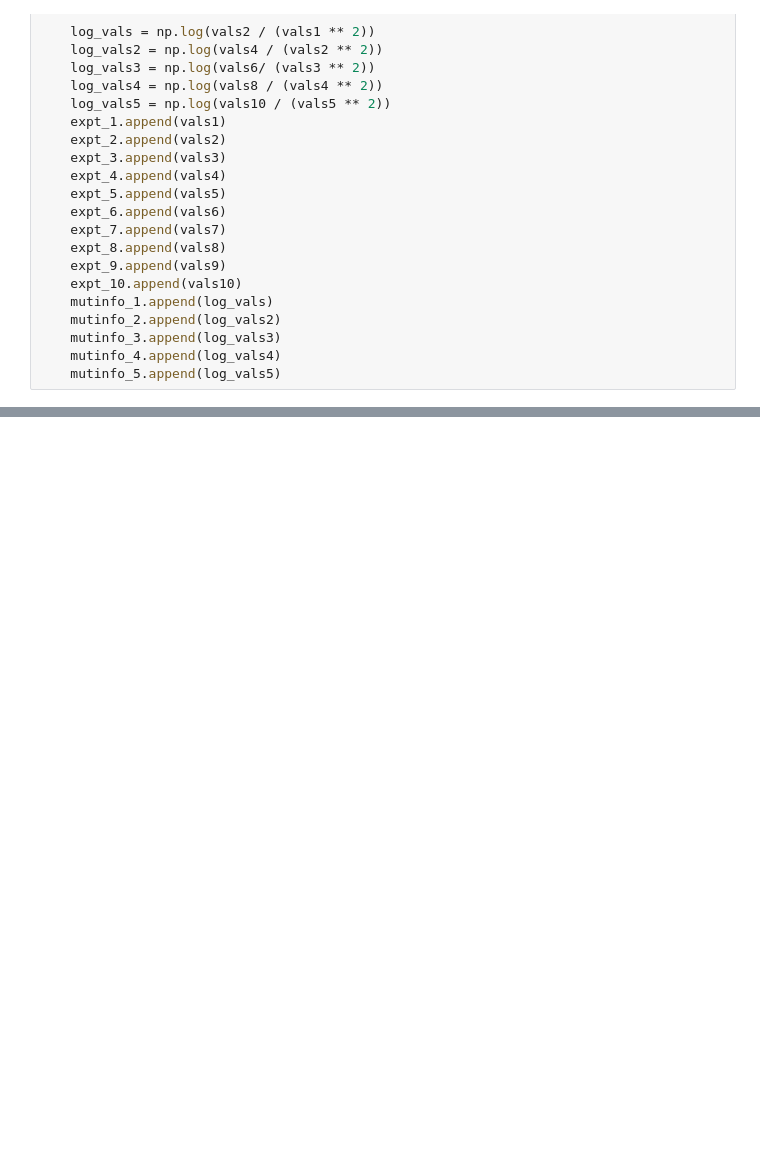
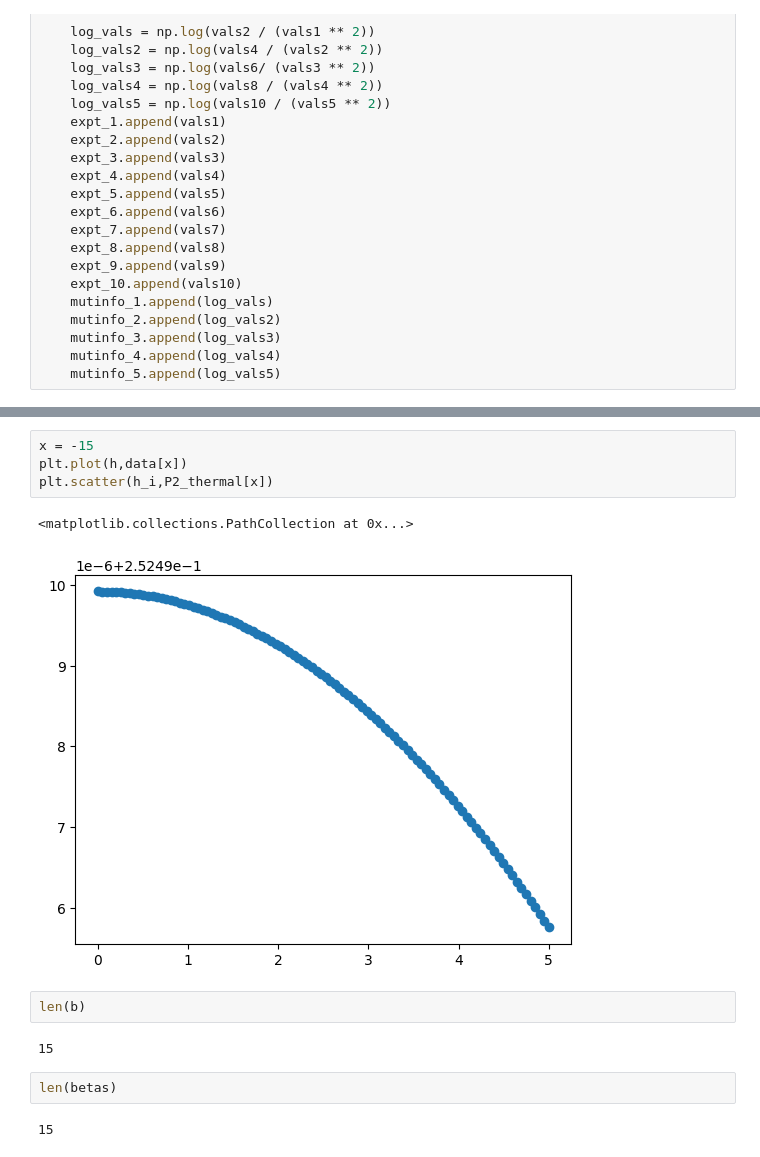
Before and after one commit to KristianMunnikhuis/subsystem_loschmidt_echo, a Jupyter notebook: scripts/mutual_info/exact_diag/gibbs_ED.ipynb, the cells around one changed output, grey strips where cells are left out. Cells and saved outputs as stored; diff of their text form; blank space fills up the shorter version.

```diff
--- a/scripts/mutual_info/exact_diag/gibbs_ED.ipynb
+++ b/scripts/mutual_info/exact_diag/gibbs_ED.ipynb
@@ -540,0 +586,15 @@ for i in range(len(h_i)):
+# %%
+x = -15
+plt.plot(h,data[x])
+plt.scatter(h_i,P2_thermal[x])
+# %% [output]
+<matplotlib.collections.PathCollection at 0x...>
+[figure, added]
+# %%
+len(b)
+# %% [output]
+15
+# %%
+len(betas)
+# %% [output]
+15
```
Also changed, not shown: parts of 5 cells of this notebook, 8 other files.
